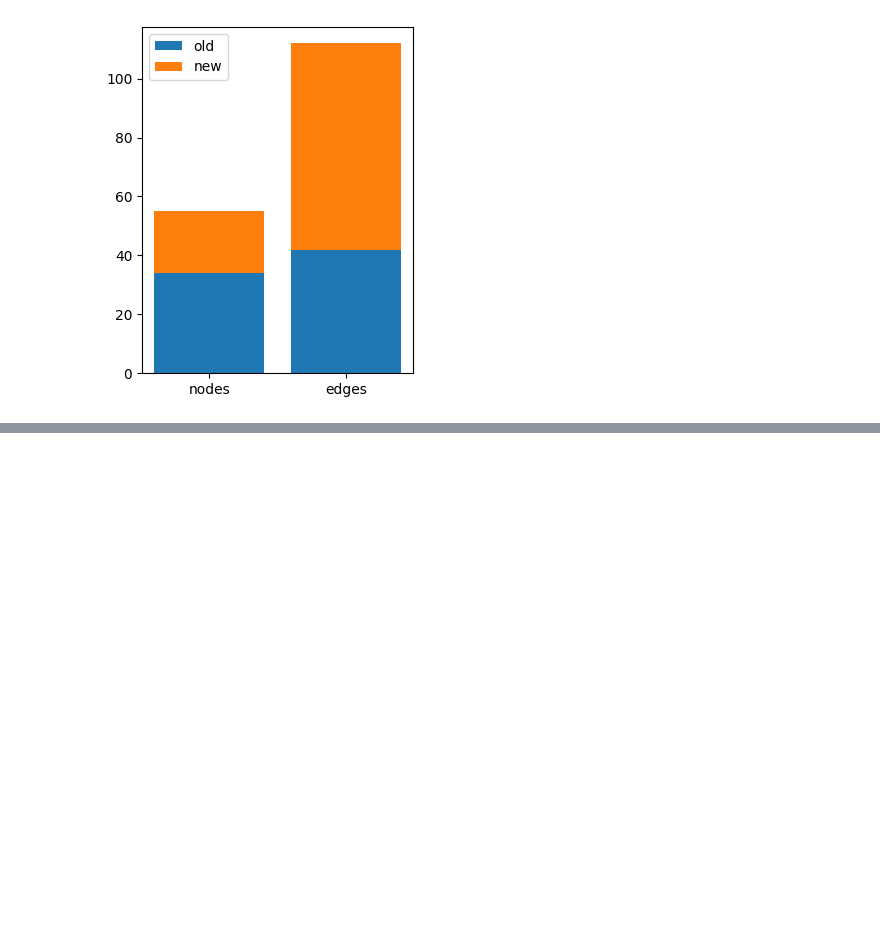
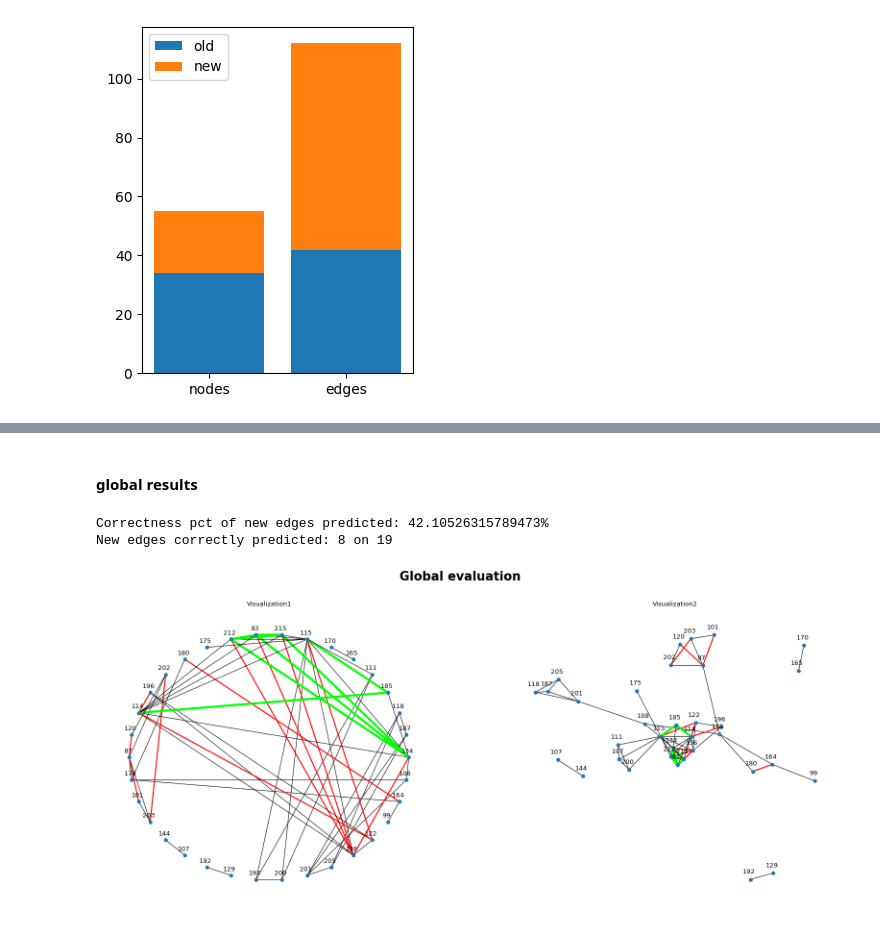
Before and after one commit to CristianCosci/ComplexNetworkAnalysis, a Jupyter notebook: social_network_analysis.ipynb, the cells around one changed output, grey strips where cells are left out. Cells and saved outputs as stored; diff of their text form; code cells hidden in the pictures; blank space fills up the shorter version.

```diff
--- a/social_network_analysis.ipynb
+++ b/social_network_analysis.ipynb
@@ -373,0 +327,10 @@ plot_network(G_new)
+# %% [markdown]
+#### global results
+# %%
+G_new = get_G_new(G, new_link_set_global, 'r')
+
+evaluate(G_new, G_ground_truth, 'global')
+# %% [output]
+Correctness pct of new edges predicted: 42.10526315789473%
+New edges correctly predicted: 8 on 19
+[figure, added]
```
Also changed, not shown: parts of 49 cells of this notebook.
